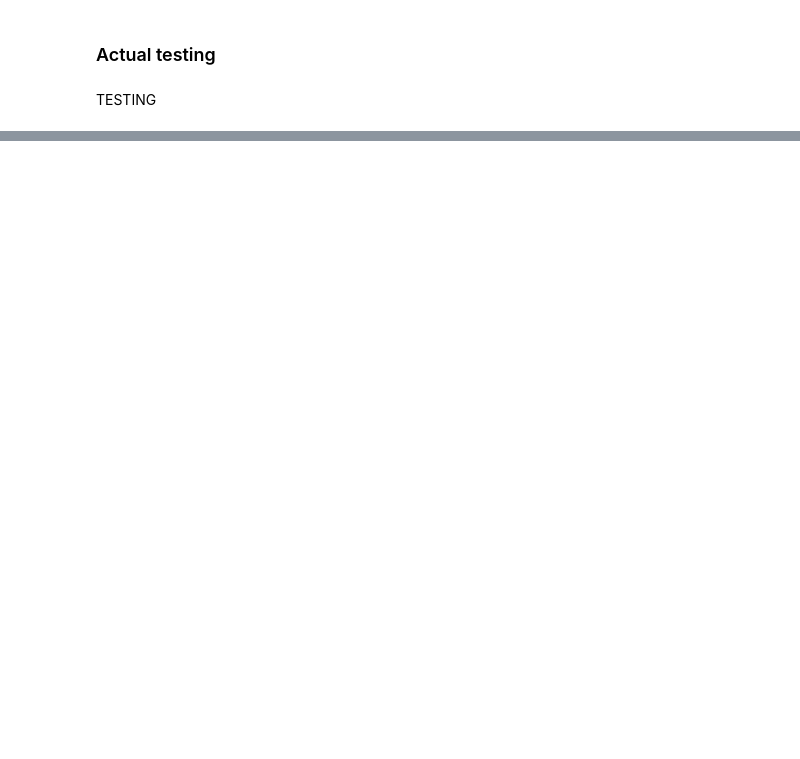
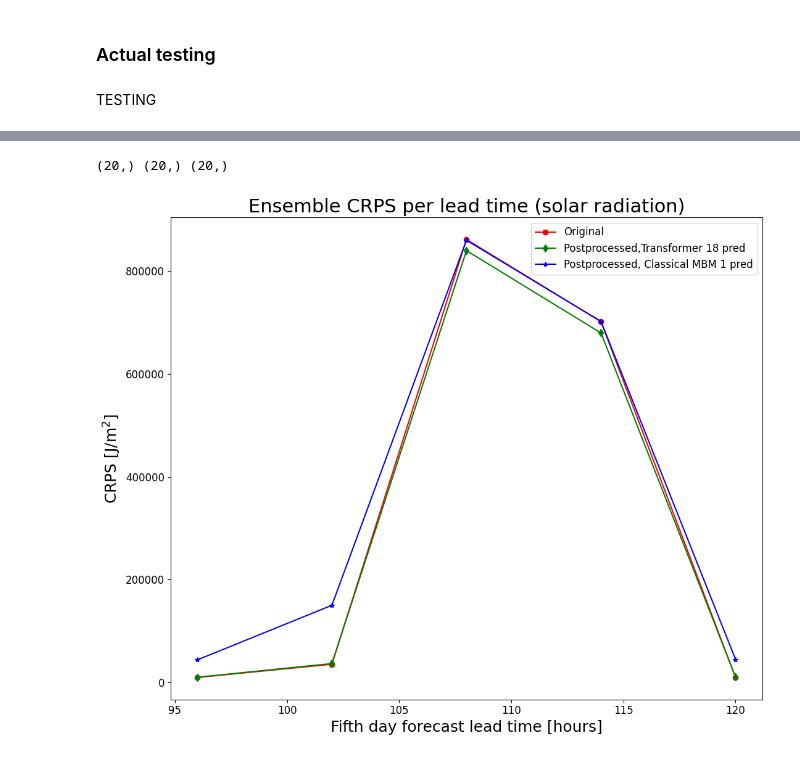
Before and after one commit to Ayoub-cmd707/Weather_forcasting, a Jupyter notebook: Testing_ssrd6_18var.ipynb, the cells around one changed output, grey strips where cells are left out. Cells and saved outputs as stored; diff of their text form; code cells hidden in the pictures; blank space fills up the shorter version.

```diff
--- a/Testing_ssrd6_18var.ipynb
+++ b/Testing_ssrd6_18var.ipynb
@@ -400,3 +401,34 @@ plt.show()
+# %%
+print(CRPS_OG.shape,CRPS_MBM_1.shape,CRPS_TF_1.shape)
+
+Leadtimes=obs.step.values[-5:]
+#matplotlib.rcParams['text.usetex'] = False
+plt.figure(figsize=(11, 9))
+plt.plot(Leadtimes, CRPS_OG[-5:], color='red', marker='o', label='Original')
+plt.plot(Leadtimes, CRPS_TF_1[-5:], color='green', marker='d' ,alpha=1,label='Postprocessed,Transformer 18 pred')
+plt.plot(Leadtimes, CRPS_MBM_1[-5:], color='blue', marker='*',alpha=1, label='Postprocessed, Classical MBM 1 pred')
+
+
+# Set title and labels
+plt.title('Ensemble CRPS per lead time (solar radiation)', fontsize=22)
+plt.xlabel('Fifth day forecast lead time [hours]', fontsize=18)
+plt.ylabel('CRPS [J/m$^2$]', fontsize=18)
+
+# Set y-axis limits and x-axis ticks
+#plt.xlim(0,123)
+#plt.ylim(5000,1000000)
+
+# Set tick label size and show legend
+plt.tick_params(axis='both', labelsize=12)
+plt.legend(fontsize=12)
+
+# Adjust layout and show the plot
+plt.tight_layout()
+plt.savefig("/home/jupyter-ayoub/Pictures/ssrd6/CRPS_leadtime_lastday.png")
+plt.show()
+# %% [output]
+(20,) (20,) (20,)
+[figure, added]
 # %%
 print(CRPS_TF_1.shape)
 # %%
```
Also changed, not shown: parts of 12 cells of this notebook, 11 other files.
